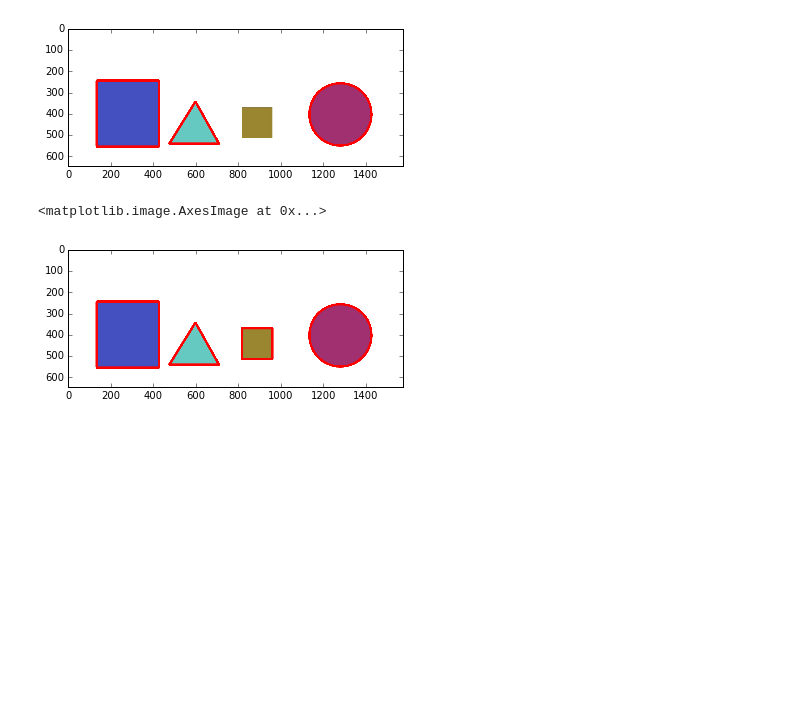
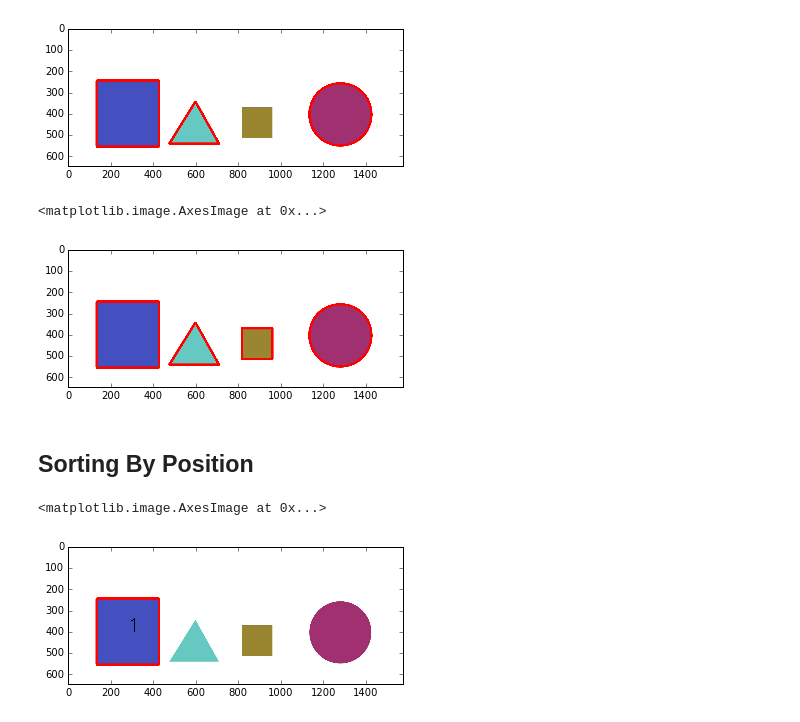
Before and after one commit to zwjyyc/finch, a Jupyter notebook: computer-vision/sorting-contours.ipynb, the cells around one changed output. Cells and saved outputs as stored; diff of their text form; code cells hidden in the pictures; blank space fills up the shorter version.

Commit message:
add sorting by position

```diff
--- a/computer-vision/sorting-contours.ipynb
+++ b/computer-vision/sorting-contours.ipynb
@@ -74,3 +76,36 @@ plt.imshow(image)
 # %% [output]
 <matplotlib.image.AxesImage at 0x...>
 [figure]
+# %% [markdown]
+## Sorting By Position
+# %%
+% matplotlib inline
+import cv2
+import matplotlib.pyplot as plt
+
+def get_centroid_cord(contour):
+    M = cv2.moments(contour)
+    cx = int(M['m10']/M['m00'])
+    cy = int(M['m01']/M['m00'])
+    return (cx, cy)
+
+def get_centroid_xcord(contour):
+    M = cv2.moments(contour)
+    cx = int(M['m10']/M['m00'])
+    cy = int(M['m01']/M['m00'])
+    return cx
+
+image = cv2.imread('img/bunchofshapes.jpg')
+
+gray = cv2.cvtColor(image,cv2.COLOR_BGR2GRAY)
+edged = cv2.Canny(gray, 50, 200)
+_, contours, hierarchy = cv2.findContours(edged, cv2.RETR_EXTERNAL, cv2.CHAIN_APPROX_NONE)
+
+sorted_contours = sorted(contours, key=get_centroid_xcord, reverse=False) # left to right
+
+cv2.drawContours(image, [sorted_contours[0]], -1, (255,0,0), 10)
+cv2.putText(image, str(0+1), get_centroid_cord(sorted_contours[0]), cv2.FONT_HERSHEY_SIMPLEX, 3, (0,0,0), 3)
+plt.imshow(image)
+# %% [output]
+<matplotlib.image.AxesImage at 0x...>
+[figure, added]
```
Also changed, not shown: parts of 6 cells of this notebook.
